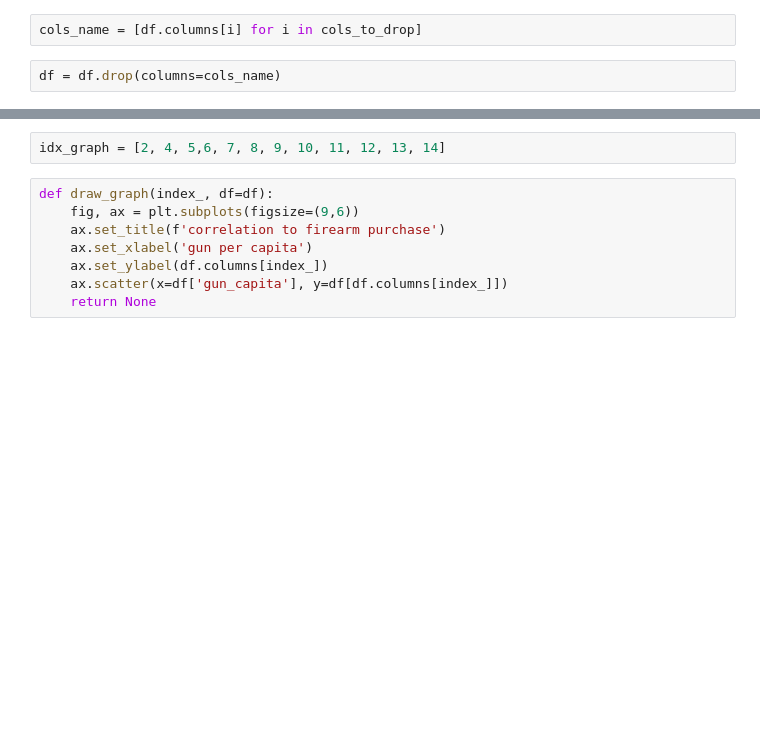
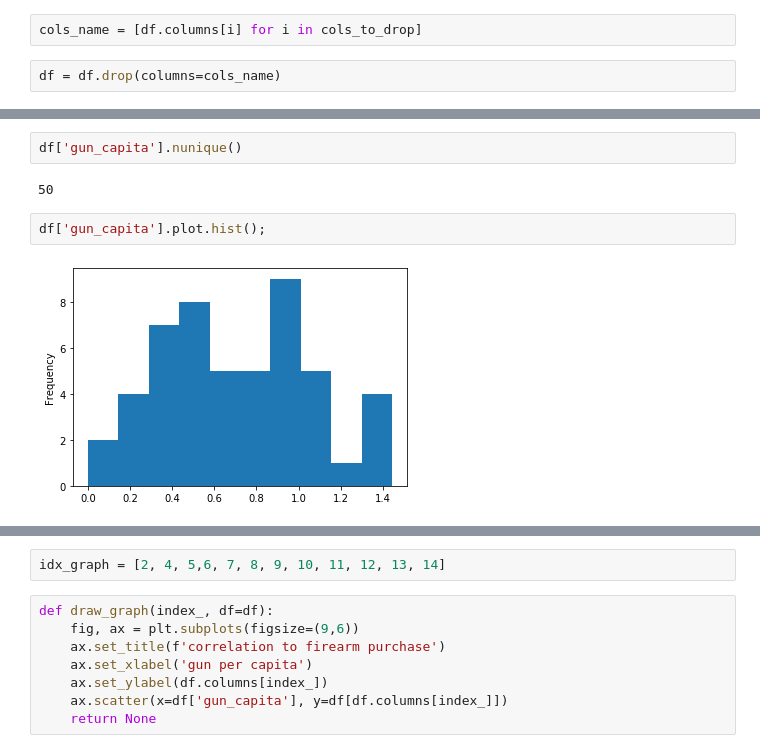
Before and after one commit to binh-bk/data_analytics, a Jupyter notebook: Data_wrangle/fbi_gun_data_v1.3.ipynb, the cells around one changed output, grey strips where cells are left out. Drawn from its saved outputs; the diff is of its cells as text; blank space fills up the shorter version.

```diff
--- a/Data_wrangle/fbi_gun_data_v1.3.ipynb
+++ b/Data_wrangle/fbi_gun_data_v1.3.ipynb
@@ -550,0 +574,8 @@ df['gun_capita'] = df['gun_sales']/df[df.columns[1]]
+# %%
+df['gun_capita'].nunique()
+# %% [output]
+50
+# %%
+df['gun_capita'].plot.hist();
+# %% [output]
+[figure, added]
```
Also changed, not shown: parts of 32 cells of this notebook, 5 other files.
